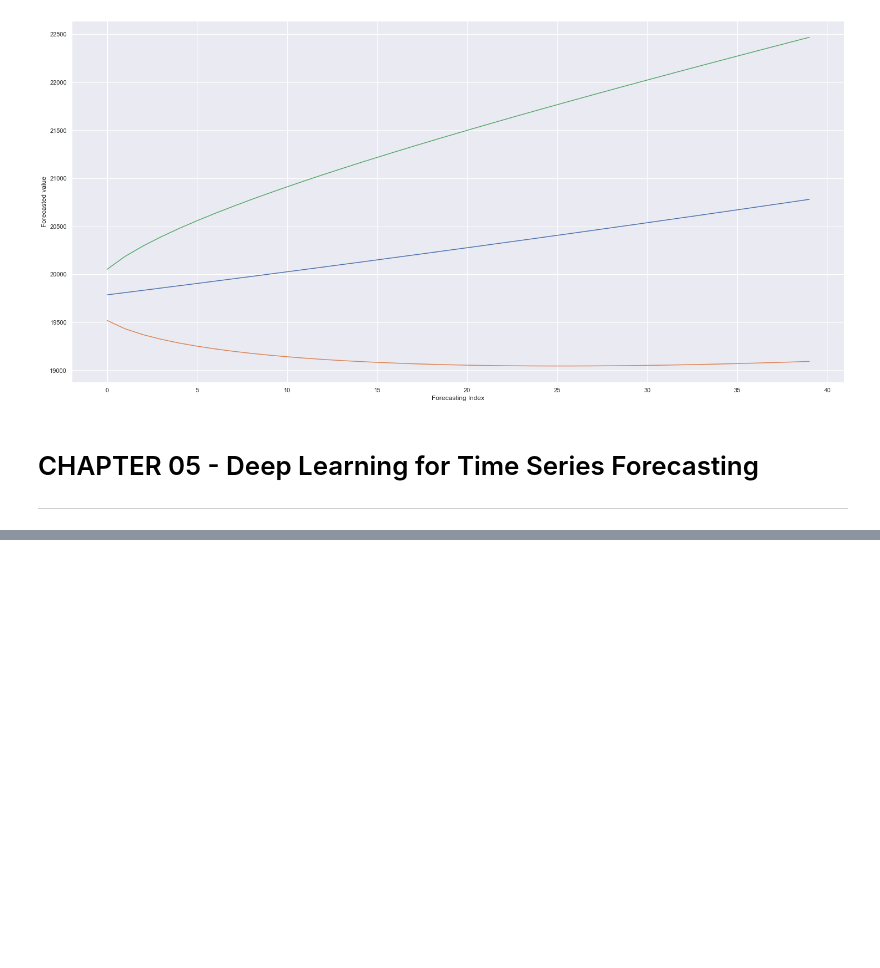
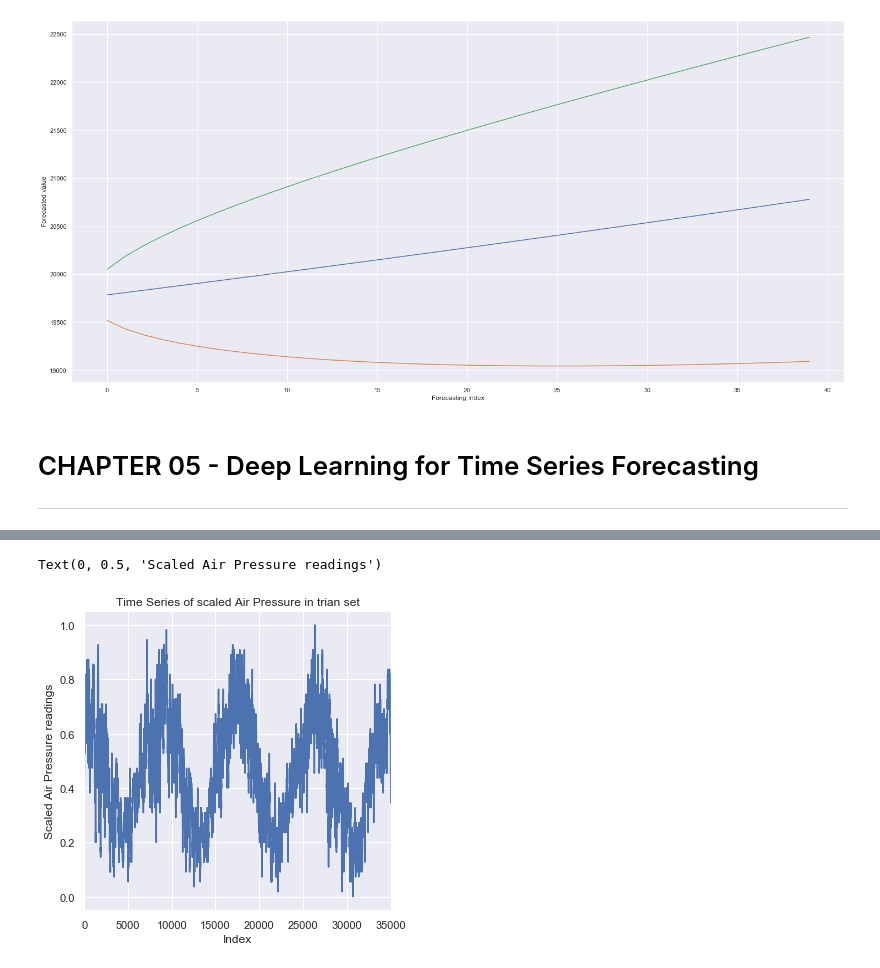
Before and after one commit to Meigarom/TimeSeries-Academy, a Jupyter notebook: book-practical-timeSeries-analysis/book_codes.ipynb, the cells around one changed output, grey strips where cells are left out. Drawn from its saved outputs; the diff is of its cells as text; code cells hidden in the pictures; blank space fills up the shorter version.

```diff
--- a/book-practical-timeSeries-analysis/book_codes.ipynb
+++ b/book-practical-timeSeries-analysis/book_codes.ipynb
@@ -603,0 +633,5 @@ Text(0, 0.5, 'Forecasted value')
+# %%
+# Rescaling to [0, 1]
+from sklearn.preprocessing import MinMaxScaler
+scaler = MinMaxScaler( feature_range=(0, 1) )
+df['scaled_PRES'] = scaler.fit_transform( np.array( df['PRES'] ).reshape( -1, 1 ) )
@@ -603,0 +649,10 @@ Text(0, 0.5, 'Forecasted value')
+# %%
+# Plot the training
+plt.figure( figsize=( 5.5, 5.5 ) )
+g = sns.tsplot( df_train['scaled_PRES'], color='b' )
+g.set_title( 'Time Series of scaled Air Pressure in trian set' )
+g.set_xlabel( 'Index' )
+g.set_ylabel( 'Scaled Air Pressure readings' )
+# %% [output]
+Text(0, 0.5, 'Scaled Air Pressure readings')
+[figure, added]
```
Also changed, not shown: parts of 11 cells of this notebook.
